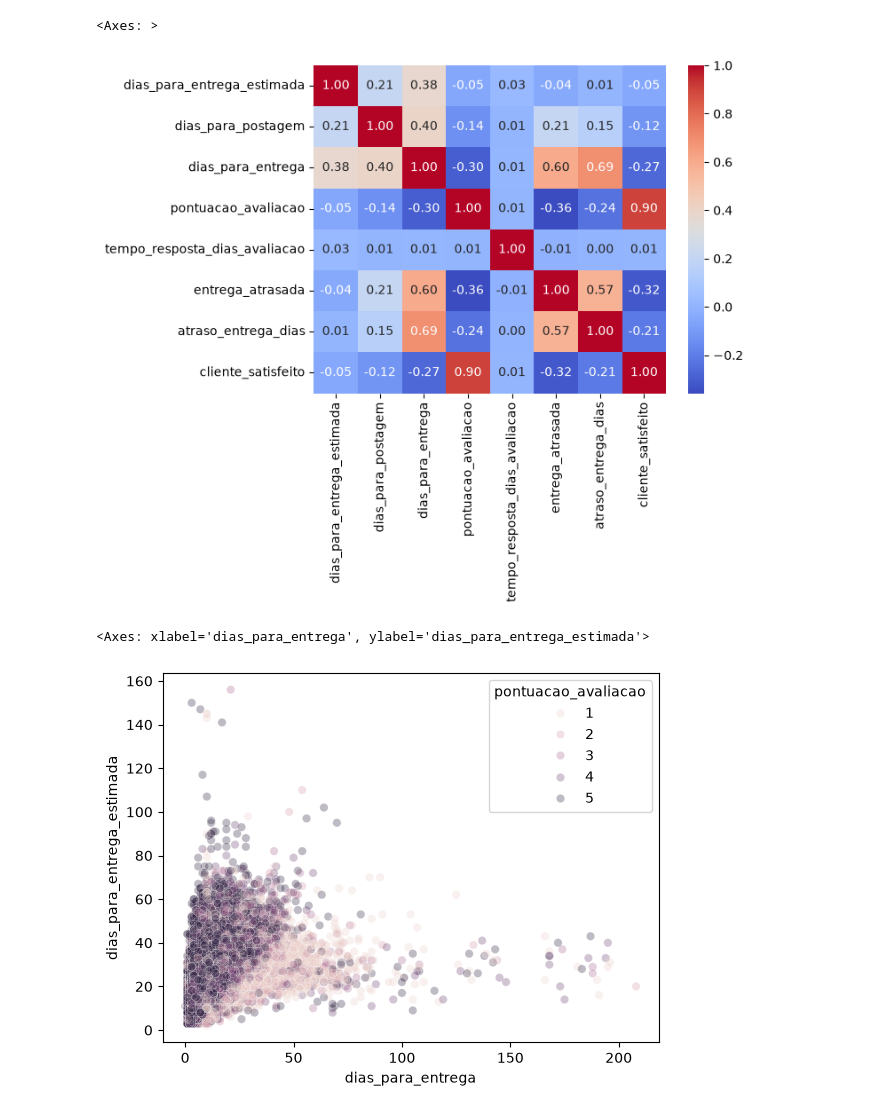
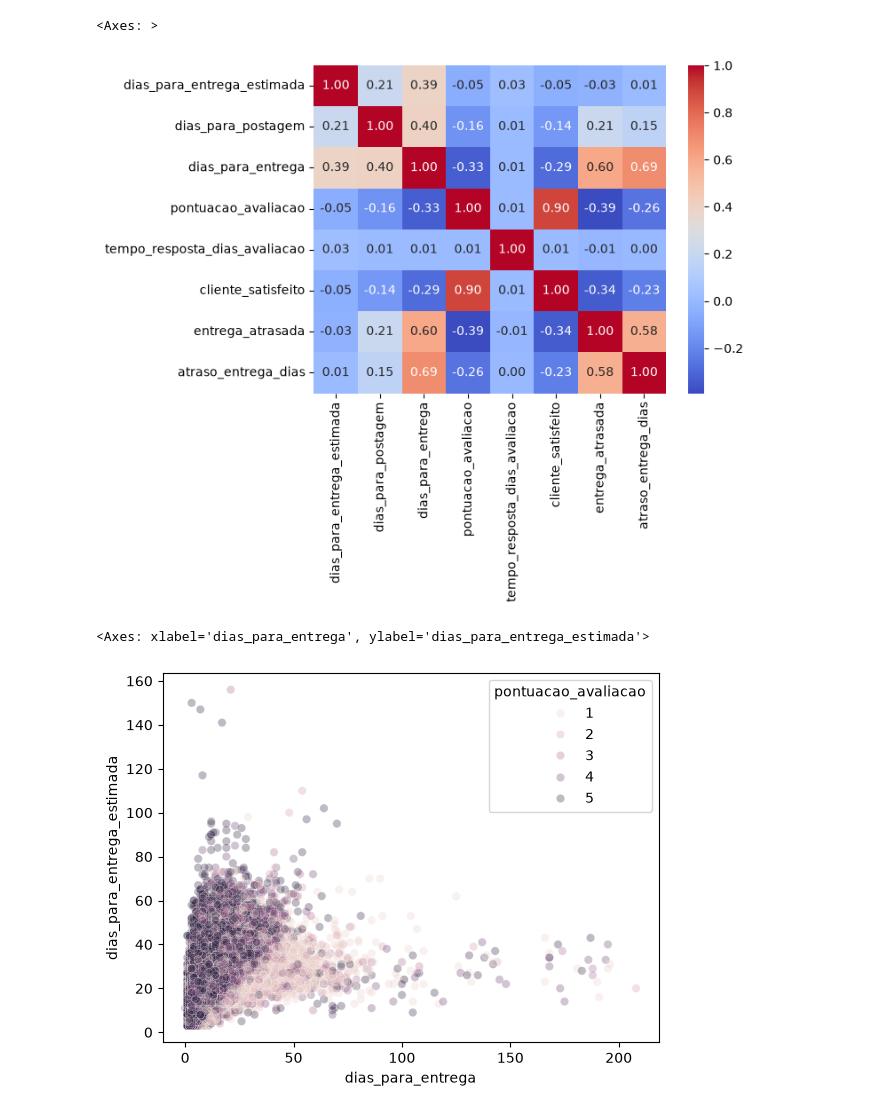
Before and after one commit to jafmatos/olist_satisfaction, a Jupyter notebook: notebook/eda_03.ipynb, the cells around one changed output. Saved outputs shown, nothing was run; the diff lists cells and outputs as text; code cells hidden in the pictures.

```diff
--- a/notebook/eda_03.ipynb
+++ b/notebook/eda_03.ipynb
@@ -5,6 +5,8 @@ import seaborn
 
 dataframe_pedidos = pandas.read_csv(PROCESSED_DATA_DIR / "pedidos.csv")
 dataframe_avaliacoes = pandas.read_csv(PROCESSED_DATA_DIR / "avaliacoes.csv")
+
+dataframe_pedidos = dataframe_pedidos[dataframe_pedidos["status_pedido"] == "entregue"]
 
 dataframe_pedidos_com_avaliacao = pandas.merge(
     dataframe_pedidos,
@@ -121,37 +126,29 @@ dataframe_pedidos_com_avaliacao.head(n=10)
 # %%
 dataframe_pedidos_com_avaliacao["entrega_atrasada"] = dataframe_pedidos_com_avaliacao.apply(
     lambda row: (
         1 if row["dias_para_entrega"] > row["dias_para_entrega_estimada"]
         else 0
     ),
     axis=1
 )
 
 dataframe_pedidos_com_avaliacao["atraso_entrega_dias"] = dataframe_pedidos_com_avaliacao.apply(
     lambda row: (
         0 if row["entrega_atrasada"] == 0
         else row["dias_para_entrega"] - row["dias_para_entrega_estimada"]
     ),
     axis=1
 )
 
-dataframe_pedidos_com_avaliacao["cliente_satisfeito"] = dataframe_pedidos_com_avaliacao.apply(
-    lambda row: (
-        1 if row["pontuacao_avaliacao"] >= 4
-        else 0
-    ),
-    axis=1
-)
-
 seaborn.heatmap(
     data=dataframe_pedidos_com_avaliacao.select_dtypes(include="number").corr(),
     cmap="coolwarm",
     annot=True,
     fmt=".2f"
 )
 # %% [output]
 <Axes: >
-[figure, old version]
+[figure, new version]
 # %%
 seaborn.scatterplot(
     data=dataframe_pedidos_com_avaliacao,
@@ -162,4 +159,4 @@ seaborn.scatterplot(
 )
 # %% [output]
 <Axes: xlabel='dias_para_entrega', ylabel='dias_para_entrega_estimada'>
-[figure, old version]
+[figure, new version]
```
Also changed, not shown: parts of 6 cells of this notebook, 9 other files.
